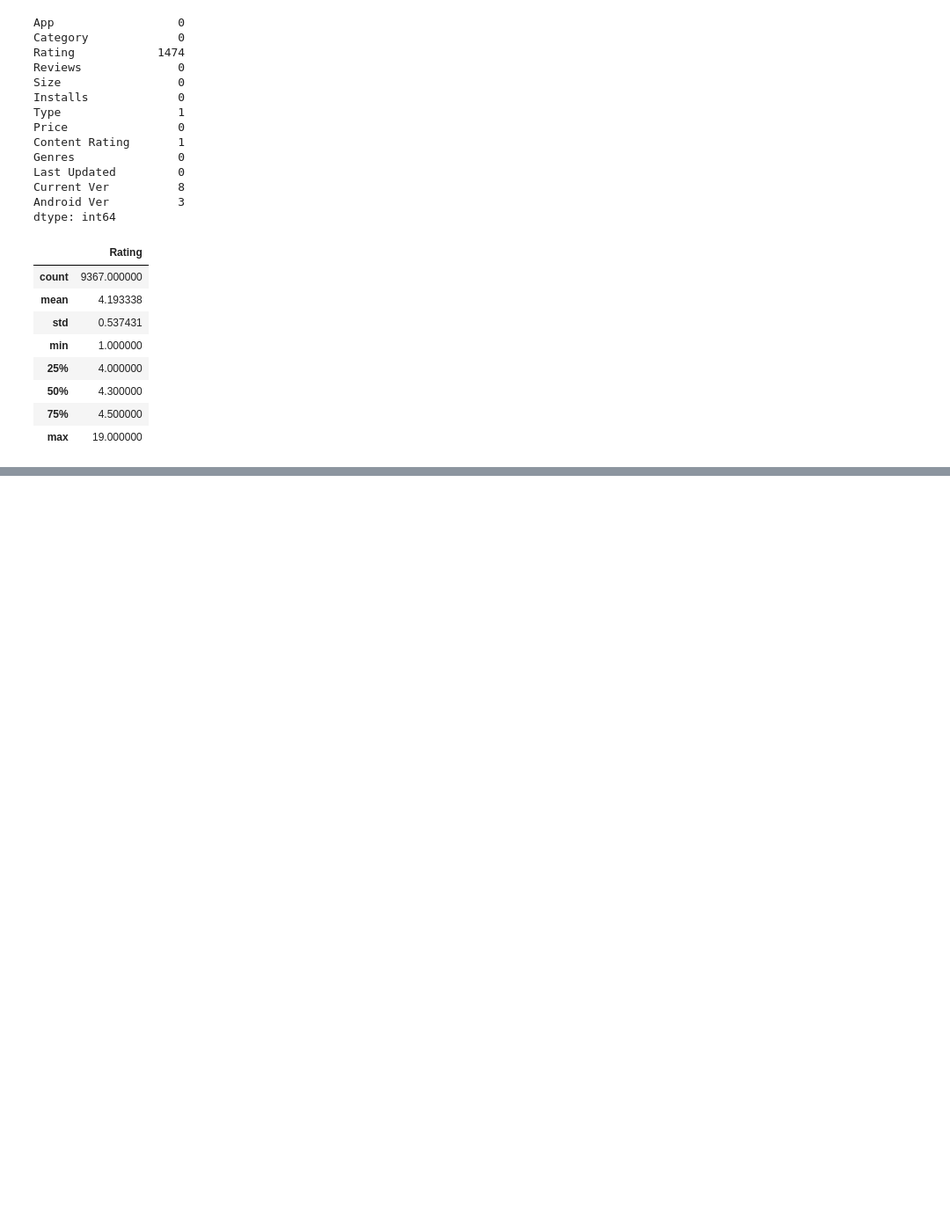
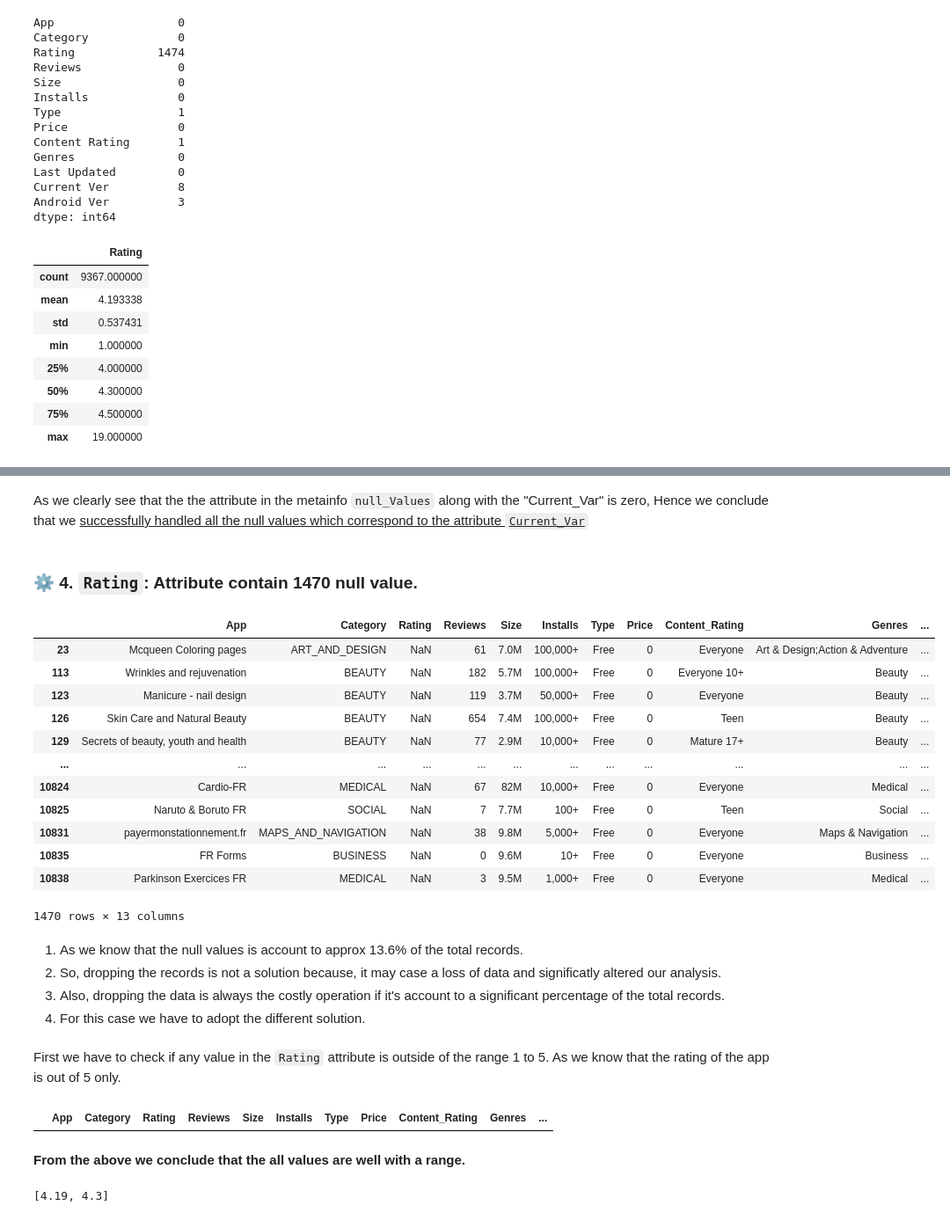
Before and after one commit to ashish-mali/EDA-On-Playstore-App-Reviews, a Jupyter notebook: Play_Store_App_Review_Analysis_Capstone_Project.ipynb, the cells around one changed output, grey strips where cells are left out. Shown at 88% size. Cells and saved outputs as stored; diff of their text form; code cells hidden in the pictures; blank space fills up the shorter version.

```diff
--- a/Play_Store_App_Review_Analysis_Capstone_Project.ipynb
+++ b/Play_Store_App_Review_Analysis_Capstone_Project.ipynb
@@ -407,0 +805,46 @@ ps_df.describe()
+# %% [markdown]
+<p>As we clearly see that the the attribute in the metainfo <code>null_Values</code> along with the "Current_Var" is zero, Hence we conclude that we <u>successfully handled all the null values which correspond to the attribute <code>Current_Var</code></u></p>
+# %% [markdown]
+### ⚙ <b>4. <code>Rating</code>: Attribute contain 1470 null value.</b>
+# %%
+# locating the null values in the Rating attribute.
+ps_df[ps_df['Rating'].isnull()]
+# %% [output]
+|  | App | Category | Rating | Reviews | Size | Installs | Type | Price | Content_Rating | Genres | ... |
+| 23 | Mcqueen Coloring pages | ART_AND_DESIGN | NaN | 61 | 7.0M | 100,000+ | Free | 0 | Everyone | Art & Design;Action & Adventure | ... |
+| 113 | Wrinkles and rejuvenation | BEAUTY | NaN | 182 | 5.7M | 100,000+ | Free | 0 | Everyone 10+ | Beauty | ... |
+| 123 | Manicure - nail design | BEAUTY | NaN | 119 | 3.7M | 50,000+ | Free | 0 | Everyone | Beauty | ... |
+| 126 | Skin Care and Natural Beauty | BEAUTY | NaN | 654 | 7.4M | 100,000+ | Free | 0 | Teen | Beauty | ... |
+| 129 | Secrets of beauty, youth and health | BEAUTY | NaN | 77 | 2.9M | 10,000+ | Free | 0 | Mature 17+ | Beauty | ... |
+| ... | ... | ... | ... | ... | ... | ... | ... | ... | ... | ... | ... |
+| 10824 | Cardio-FR | MEDICAL | NaN | 67 | 82M | 10,000+ | Free | 0 | Everyone | Medical | ... |
+| 10825 | Naruto & Boruto FR | SOCIAL | NaN | 7 | 7.7M | 100+ | Free | 0 | Teen | Social | ... |
+| 10831 | payermonstationnement.fr | MAPS_AND_NAVIGATION | NaN | 38 | 9.8M | 5,000+ | Free | 0 | Everyone | Maps & Navigation | ... |
+| 10835 | FR Forms | BUSINESS | NaN | 0 | 9.6M | 10+ | Free | 0 | Everyone | Business | ... |
+| 10838 | Parkinson Exercices FR | MEDICAL | NaN | 3 | 9.5M | 1,000+ | Free | 0 | Everyone | Medical | ... |
+1470 rows × 13 columns
+# %% [markdown]
+1. As we know that the null values is account to approx 13.6% of the total records.
+2. So, dropping the records is not a solution because, it may case a loss of data and significatly altered our analysis.
+3. Also, dropping the data is always the costly operation if it's account to a significant percentage of the total records.
+4. For this case we have to adopt the different solution.
+# %% [markdown]
+<p>First we have to check if any value in the <code>Rating</code> attribute is outside of the range 1 to 5. As we know that the rating of the app is out of 5 only.</p>
+# %%
+# checking the range of rating.
+ps_df[(ps_df['Rating'] <1) | (ps_df['Rating']>5)]
+# %% [output]
+|  | App | Category | Rating | Reviews | Size | Installs | Type | Price | Content_Rating | Genres | ... |
+# %% [markdown]
+<p><b>From the above we conclude that the all values are well with a range.</b></p>
+# %%
+# Finding mean in the Rating column excluding the NaN values.
+mean_rating = round(ps_df[~ps_df['Rating'].isnull()]['Rating'].mean(),2)
+
+# Finding median in the Rating column excluding the NaN values.
+median_rating = ps_df[~ps_df['Rating'].isnull()]['Rating'].median()
+
+# output the mean and median
+[mean_rating , median_rating]
+# %% [output]
+[4.19, 4.3]
```
Also changed, not shown: parts of 56 cells of this notebook.
